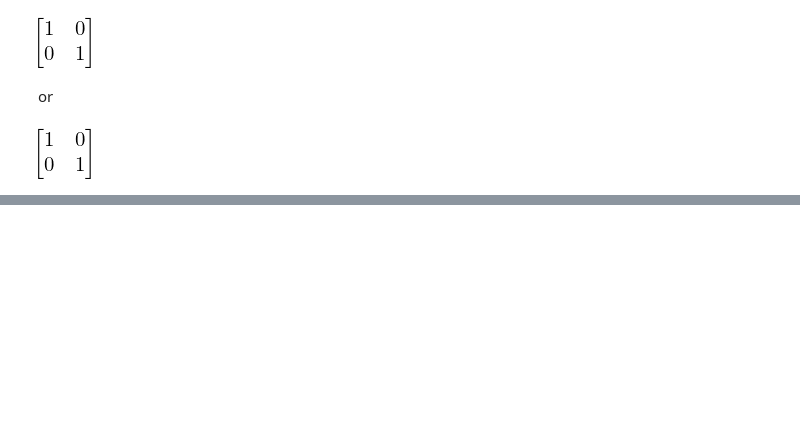
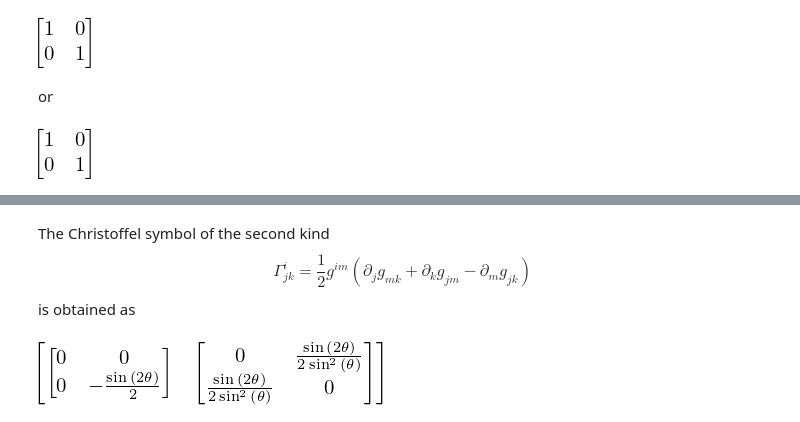
Before and after one commit to marcinofulus/jupyter4edu, a Jupyter notebook: augsburg/notebooks/generalrelativity/IntroductionGravipy.ipynb, the cells around one changed output, grey strips where cells are left out. Cells and saved outputs as stored; diff of their text form; code cells hidden in the pictures; blank space fills up the shorter version.

```diff
--- a/augsburg/notebooks/generalrelativity/IntroductionGravipy.ipynb
+++ b/augsburg/notebooks/generalrelativity/IntroductionGravipy.ipynb
@@ -123,0 +138,8 @@ x(-All)*g(All, All)*x(-All).T
+# %% [markdown]
+The Christoffel symbol of the second kind
+$$\Gamma^i_{jk} = \frac{1}{2}g^{im}\left(\partial_j g_{mk}+\partial_k g_{jm}-\partial_m g_{jk}\right)$$
+is obtained as
+# %%
+Gamma(-All, All, All)
+# %% [output]
+[figure, added]
```
Also changed, not shown: parts of 30 cells of this notebook.
